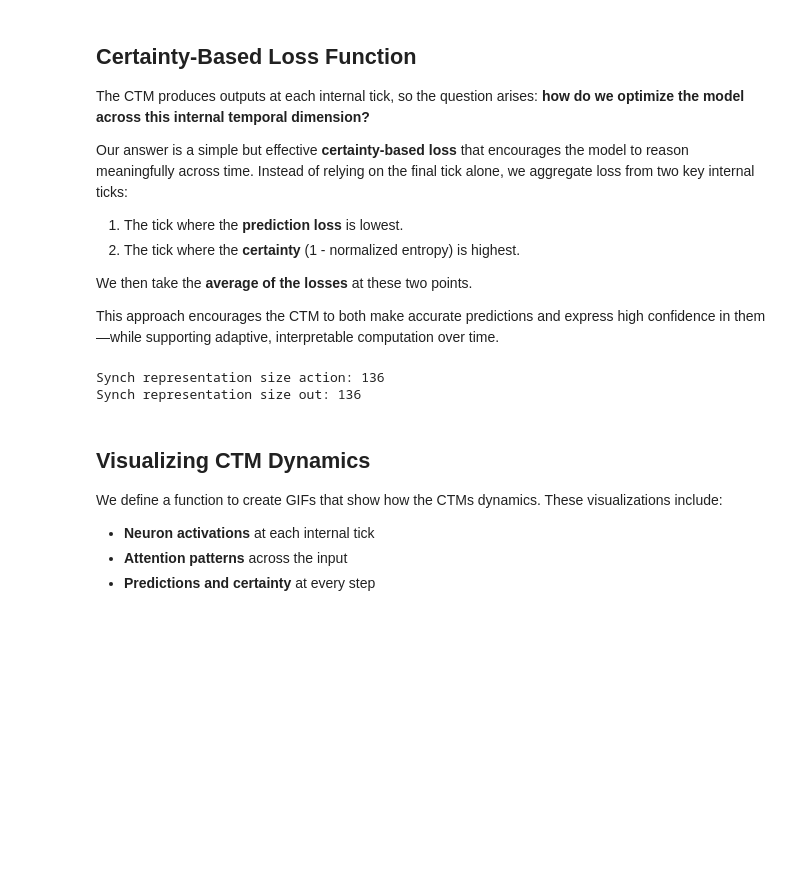
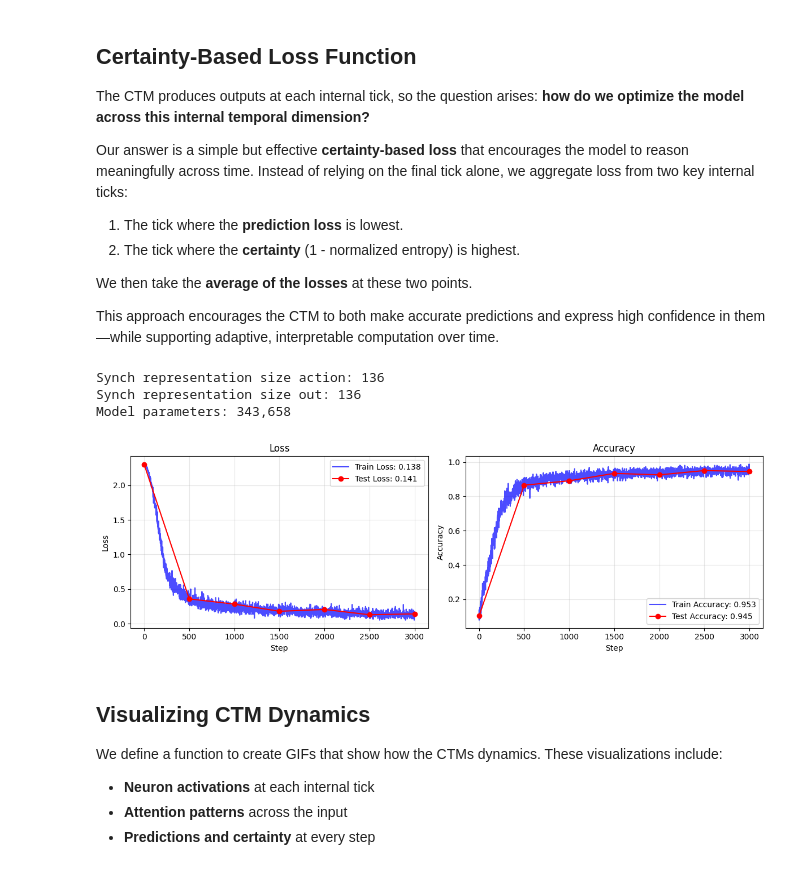
Before and after one commit to zzzzzyj096/ctm_new, a Jupyter notebook: examples/01_mnist.ipynb, the cells around one changed output. Saved outputs shown, nothing was run; the diff lists cells and outputs as text; code cells hidden in the pictures; blank space fills up the shorter version.

```diff
--- a/examples/01_mnist.ipynb
+++ b/examples/01_mnist.ipynb
@@ -414,11 +461,22 @@ def prepare_data():
 # %%
 def train(model, trainloader, testloader, iterations, device):
 
-  test_every = 100
+  test_every = 500
 
   optimizer = torch.optim.AdamW(params=list(model.parameters()), lr=0.0001, eps=1e-8)
+  scheduler = torch.optim.lr_scheduler.CosineAnnealingLR(optimizer, T_max=iterations)
 
   model.train()
+
+  train_losses = []
+  test_losses = []
+  train_accuracies = []
+  test_accuracies = []
+  steps = []
+
+  plt.ion()
+  fig, (ax1, ax2) = plt.subplots(1, 2, figsize=(12, 4))
+
 
   with tqdm(total=iterations, initial=0, dynamic_ncols=True) as pbar:
       test_loss = None
@@ -431,11 +489,15 @@ def train(model, trainloader, testloader, iterations, device):
           train_loss, where_most_certain = get_loss(predictions, certainties, targets)
           train_accuracy = calculate_accuracy(predictions, targets, where_most_certain)
 
-          optimizer.zero_grad()
+          train_losses.append(train_loss.item())
+          train_accuracies.append(train_accuracy)
+
           train_loss.backward()
           optimizer.step()
+          optimizer.zero_grad()
+          scheduler.step()
 
-          if stepi % test_every == 0:
+          if stepi % test_every == 0 or stepi == iterations - 1:
             model.eval()
             with torch.inference_mode():
                 all_test_predictions = []
@@ -459,7 +521,13 @@ def train(model, trainloader, testloader, iterations, device):
 
                 test_accuracy = calculate_accuracy(all_test_predictions, all_test_targets, all_test_where_most_certain)
                 test_loss = sum(all_test_losses) / len(all_test_losses)
+
+                test_losses.append(test_loss)
+                test_accuracies.append(test_accuracy)
+                steps.append(stepi)
             model.train()
+
+            update_training_curve_plot(fig, ax1, ax2, train_losses, test_losses, train_accuracies, test_accuracies, steps)
 
           pbar.set_description(f'Train Loss: {train_loss:.3f}, Train Accuracy: {train_accuracy:.3f} Test Loss: {test_loss:.3f}, Test Accuracy: {test_accuracy:.3f}')
           pbar.update(1)
@@ -471,22 +539,33 @@ device = torch.device('cuda' if torch.cuda.is_available() else 'cpu')
 trainloader, testloader = prepare_data()
 
 model = ContinuousThoughtMachine(
-    iterations = 30,
+    iterations = 15,
     d_model = 128,
-    d_input = 32,
-    memory_length = 15,
-    heads = 1,
+    d_input = 128,
+    memory_length = 10,
+    heads = 2,
     n_synch_out = 16,
     n_synch_action = 16,
     memory_hidden_dims = 8,
     out_dims = 10,
+    dropout = 0.1
   ).to(device)
 
+# Initialize model parameters with dummy forward pass
+sample_batch = next(iter(trainloader))
+dummy_input = sample_batch[0][:1].to(device)
+with torch.no_grad():
+    _ = model(dummy_input)
 
-model = train(model=model, trainloader=trainloader, testloader=testloader, iterations=2000, device=device)
+print(f'Model parameters: {sum(p.numel() for p in model.parameters()):,}')
 # %% [output]
 Synch representation size action: 136
 Synch representation size out: 136
+Model parameters: 343,658
+# %%
+model = train(model=model, trainloader=trainloader, testloader=testloader, iterations=10000, device=device)
+# %% [output]
+[figure, added]
 # %% [markdown]
 ## Visualizing CTM Dynamics
 
```
Also changed, not shown: parts of 9 cells of this notebook.
